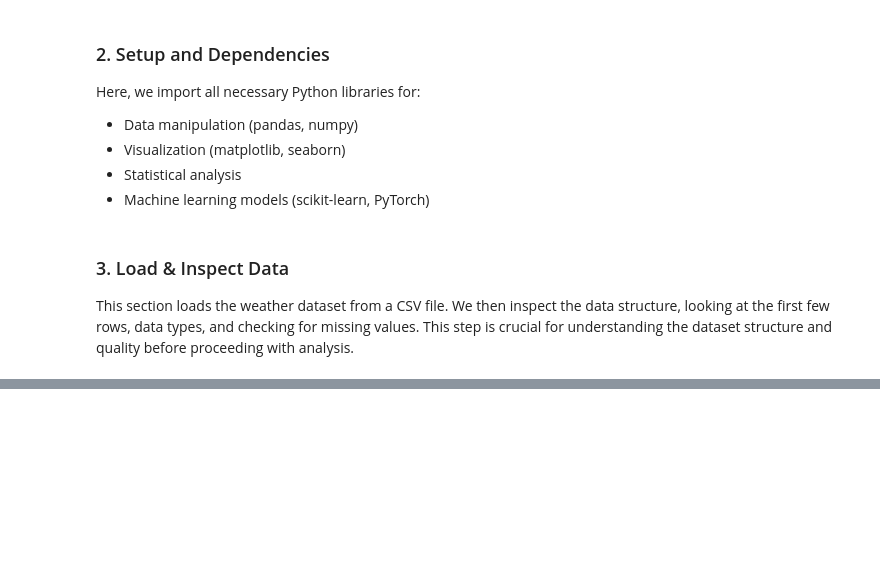
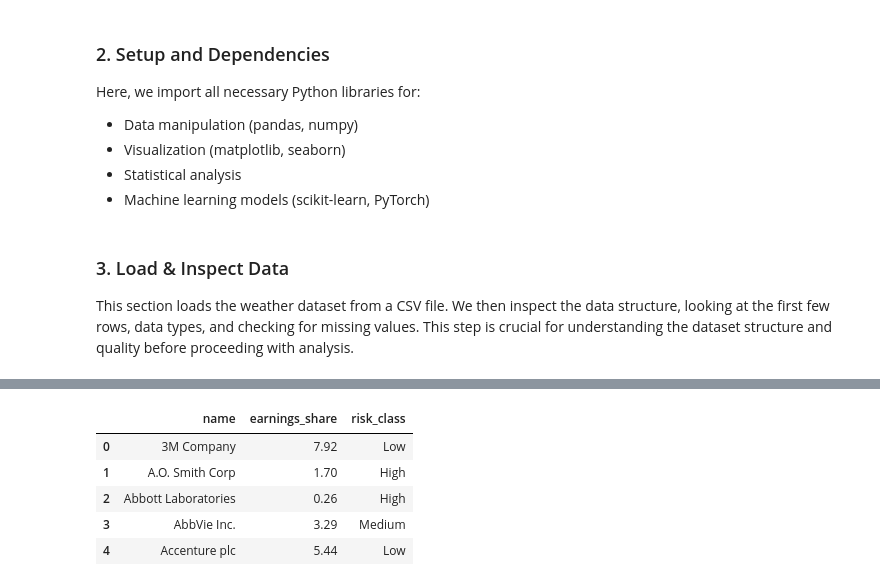
Before and after one commit to GitAIwithMike/final-project-AAI510-team8, a Jupyter notebook: notebook/Group_8_Final_Team_Project_Notebook.ipynb, the cells around one changed output, grey strips where cells are left out. Cells and saved outputs as stored; diff of their text form; code cells hidden in the pictures; blank space fills up the shorter version.

```diff
--- a/notebook/Group_8_Final_Team_Project_Notebook.ipynb
+++ b/notebook/Group_8_Final_Team_Project_Notebook.ipynb
@@ -101,0 +140,18 @@ print(financial_data.isnull().sum())
+# %%
+financial_df = financial_df.copy()  # safety copy
+
+# Rename columns to lowercase with underscores
+financial_df.columns = financial_df.columns.str.strip().str.lower().str.replace(' ', '_').str.replace('/', '_')
+
+# Sample rule: create a synthetic risk class from earnings/share (customize as needed)
+financial_df['risk_class'] = pd.qcut(financial_df['earnings_share'], q=3, labels=['High', 'Medium', 'Low'])  # High risk = low earnings
+
+# Preview
+financial_df[['name', 'earnings_share', 'risk_class']].head()
+# %% [output]
+|  | name | earnings_share | risk_class |
+| 0 | 3M Company | 7.92 | Low |
+| 1 | A.O. Smith Corp | 1.70 | High |
+| 2 | Abbott Laboratories | 0.26 | High |
+| 3 | AbbVie Inc. | 3.29 | Medium |
+| 4 | Accenture plc | 5.44 | Low |
```
Also changed, not shown: parts of 8 cells of this notebook, 3 other files.
